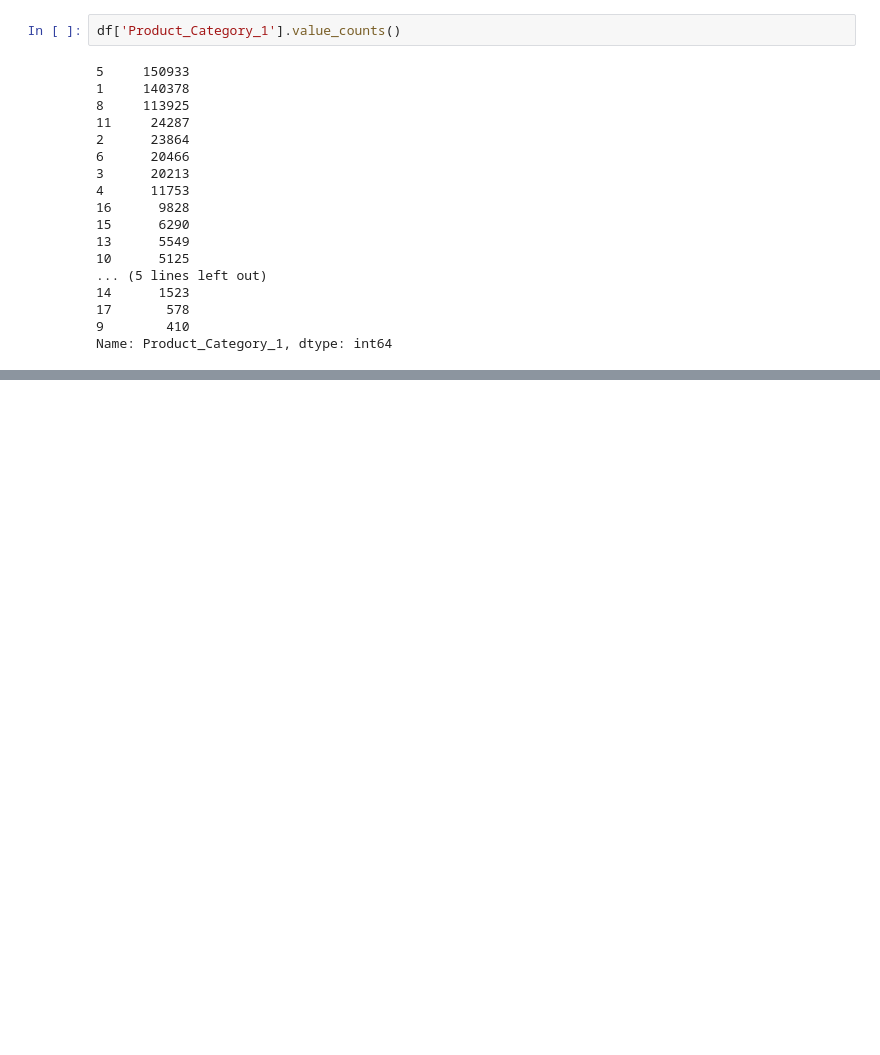
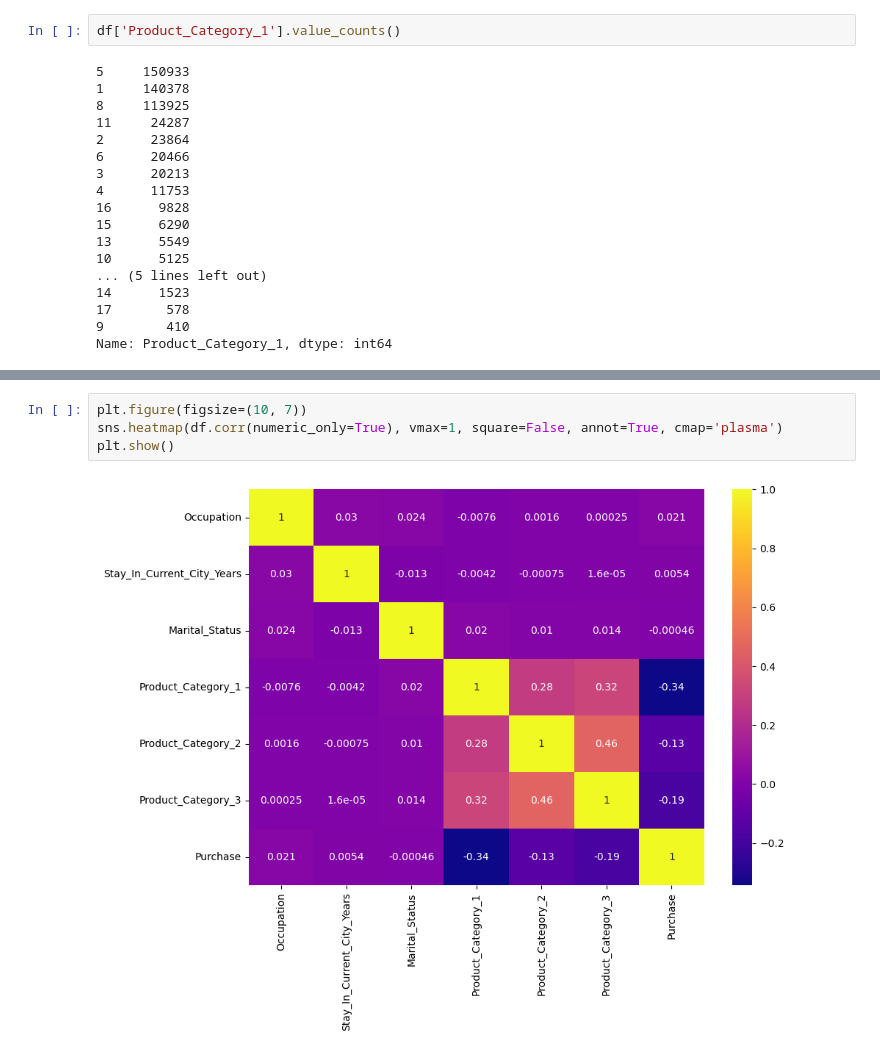
Before and after one commit to tharangachaminda/Black_Friday_Purchase, a Jupyter notebook: black_friday.ipynb, the cells around one changed output, grey strips where cells are left out. Saved outputs shown, nothing was run; the diff lists cells and outputs as text; blank space fills up the shorter version.

```diff
--- a/black_friday.ipynb
+++ b/black_friday.ipynb
@@ -140,0 +261,6 @@ Name: Product_Category_1, dtype: int64
+# %%
+plt.figure(figsize=(10, 7))
+sns.heatmap(df.corr(numeric_only=True), vmax=1, square=False, annot=True, cmap='plasma')
+plt.show()
+# %% [output]
+[figure, added]
```
Also changed, not shown: parts of 27 cells of this notebook.
